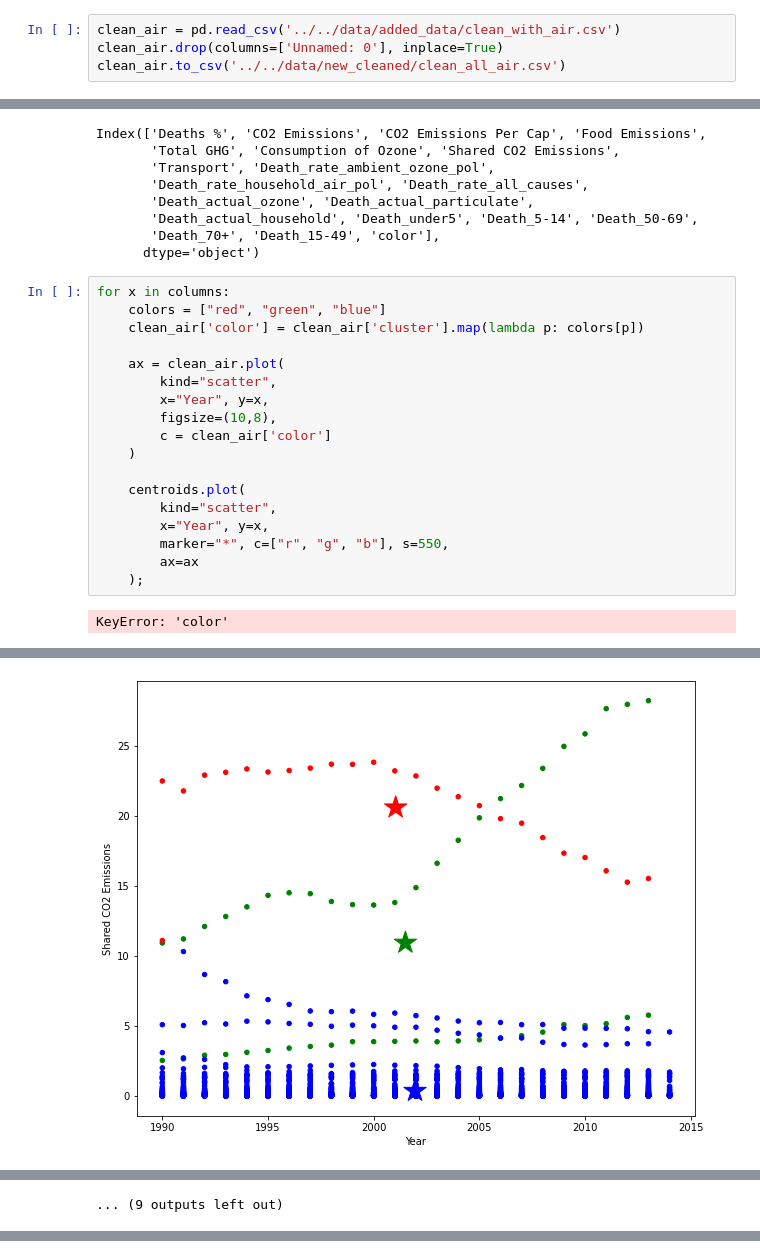
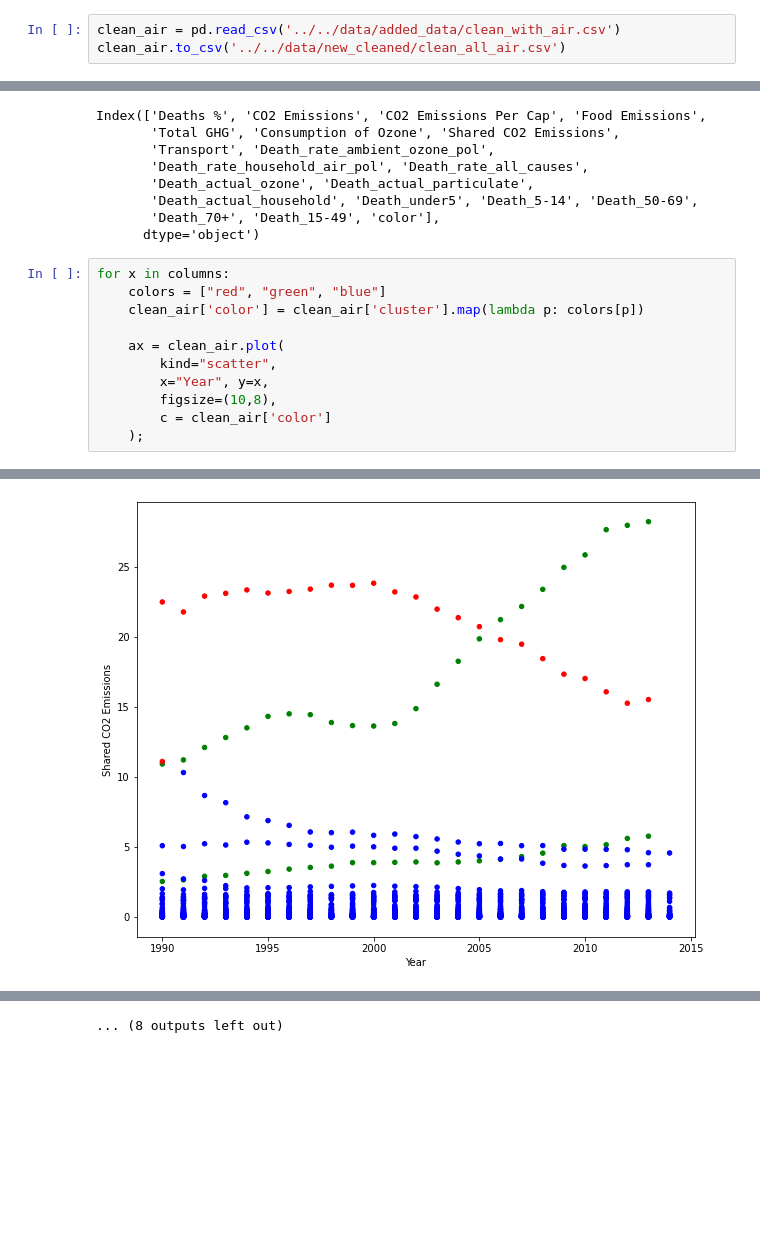
Before and after one commit to janmanjan/climate_change_global_analysis, a Jupyter notebook: code/sz/sz_notebook.ipynb, the cells around one changed output, grey strips where cells are left out. Drawn from its saved outputs; the diff is of its cells as text; blank space fills up the shorter version.

Commit message:
cleaned

```diff
--- a/code/sz/sz_notebook.ipynb
+++ b/code/sz/sz_notebook.ipynb
@@ -107,7 +107,6 @@ list_data = [airpol_death_share, co2, co2_percap, food_co2e, ghg, ozone, share_c
 ## Combining All Data
 # %%
 clean_air = pd.read_csv('../../data/added_data/clean_with_air.csv')
-clean_air.drop(columns=['Unnamed: 0'], inplace=True)
 clean_air.to_csv('../../data/new_cleaned/clean_all_air.csv')
 # %%
 combos = pd.merge(airpol_death_share, co2, on=['Year', 'Entity'])
@@ -329,13 +328,5 @@ for x in columns:
         x="Year", y=x,
         figsize=(10,8),
         c = clean_air['color']
-    )
-
-    centroids.plot(
-        kind="scatter",
-        x="Year", y=x,
-        marker="*", c=["r", "g", "b"], s=550,
-        ax=ax
     );
 # %% [output]
-KeyError: 'color'
@@ -348 +339 @@ KeyError: 'color'
-[figure, old version]
+[figure, new version]
@@ -353 +343,0 @@ KeyError: 'color'
-... (9 outputs left out)
@@ -353,0 +345 @@ KeyError: 'color'
+... (8 outputs left out)
```
Also changed, not shown: parts of 3 cells of this notebook.
